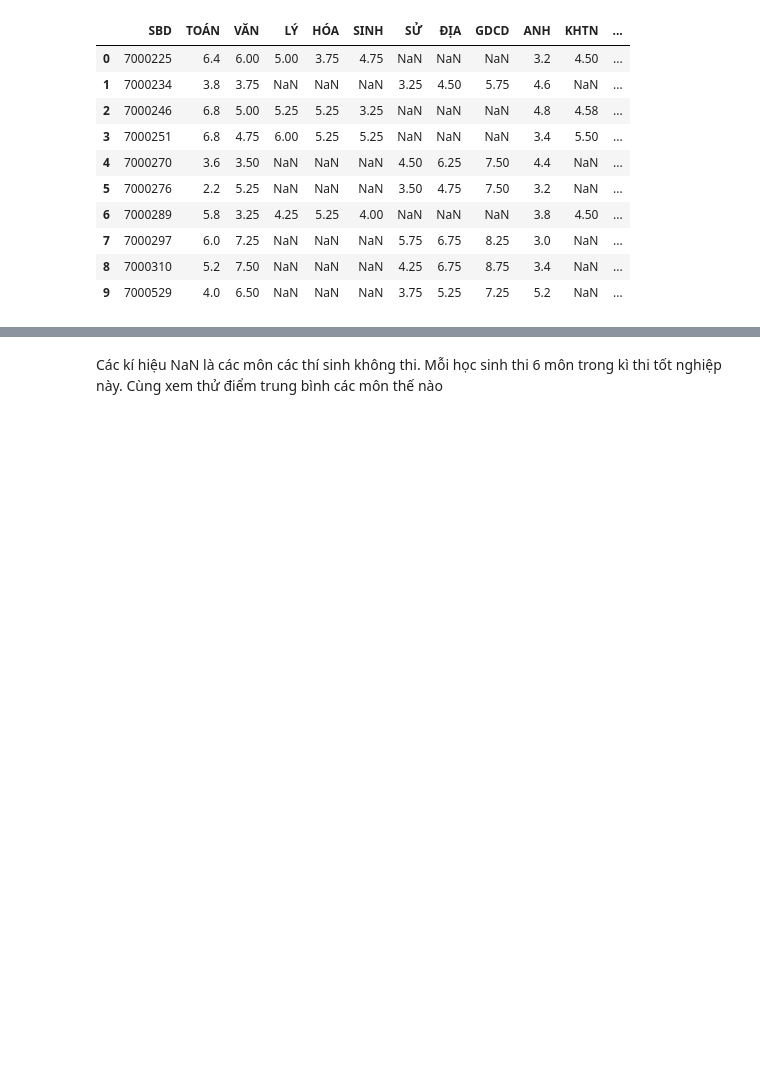
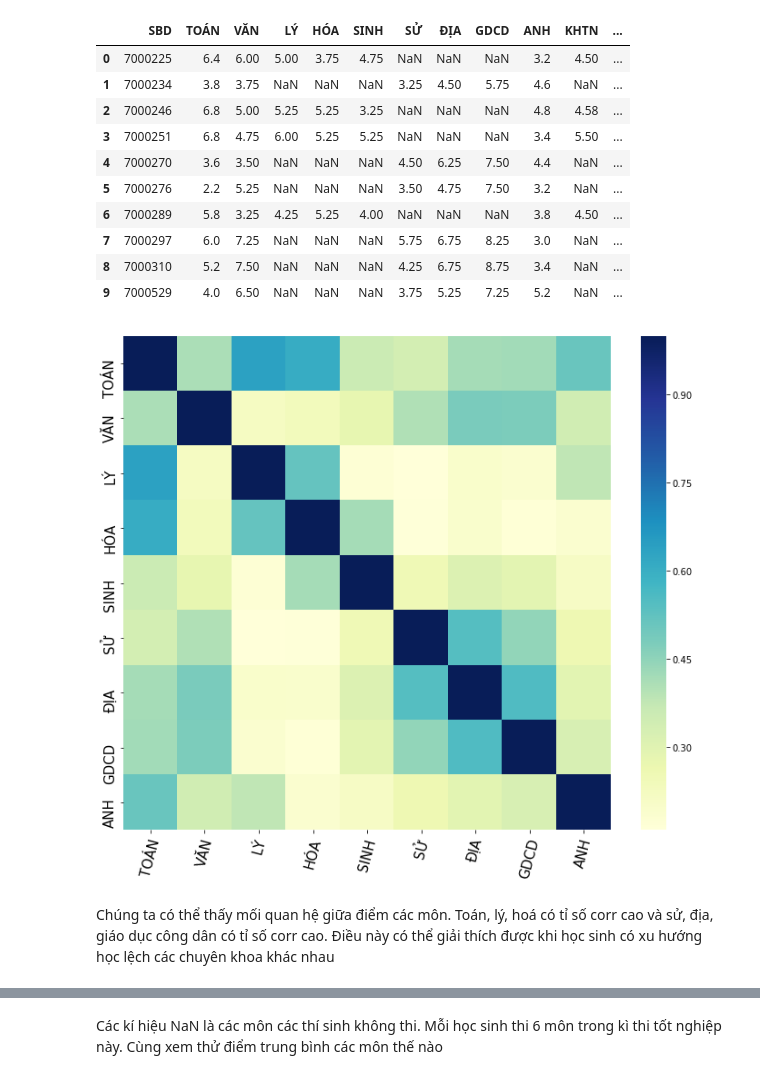
Before and after one commit to hphuongdhsp/Diem_thi_DH_2018, a Jupyter notebook: thống_kê_đại_học.ipynb, the cells around one changed output, grey strips where cells are left out. Drawn from its saved outputs; the diff is of its cells as text; code cells hidden in the pictures; blank space fills up the shorter version.

```diff
--- a/thống_kê_đại_học.ipynb
+++ b/thống_kê_đại_học.ipynb
@@ -41,6 +50,18 @@ frame.head(10)
 | 7 | 7000297 | 6.0 | 7.25 | NaN | NaN | NaN | 5.75 | 6.75 | 8.25 | 3.0 | NaN | ... |
 | 8 | 7000310 | 5.2 | 7.50 | NaN | NaN | NaN | 4.25 | 6.75 | 8.75 | 3.4 | NaN | ... |
 | 9 | 7000529 | 4.0 | 6.50 | NaN | NaN | NaN | 3.75 | 5.25 | 7.25 | 5.2 | NaN | ... |
+# %%
+frame_1=frame.drop(['KHTN','KHXH','KHỐI A','KHỐI B','KHỐI C','KHỐI D','KHỐI A1'],axis=1)
+features_list=['TOÁN','VĂN','LÝ','HÓA','SINH','SỬ','ĐỊA','GDCD','ANH']
+corr=frame_1[features_list].corr()
+plt.figure(figsize=(12, 10))
+sns.heatmap(corr, cmap='YlGnBu')
+temp = plt.xticks(rotation=75, fontsize=15)
+temp = plt.yticks(fontsize=15)
+# %% [output]
+[figure, added]
+# %% [markdown]
+Chúng ta có thể thấy mối quan hệ giữa điểm các môn. Toán, lý, hoá có tỉ số corr cao và sử, địa, giáo dục công dân có tỉ số corr cao. Điều này có thể giải thích được khi học sinh có xu hướng học lệch các chuyên khoa khác nhau
 # %%
 print("Ngoài tỉnh An Giang, cả nước có", frame.shape[0], 'thí sinh')
 # %% [output]
```
Also changed, not shown: parts of 10 cells of this notebook.
